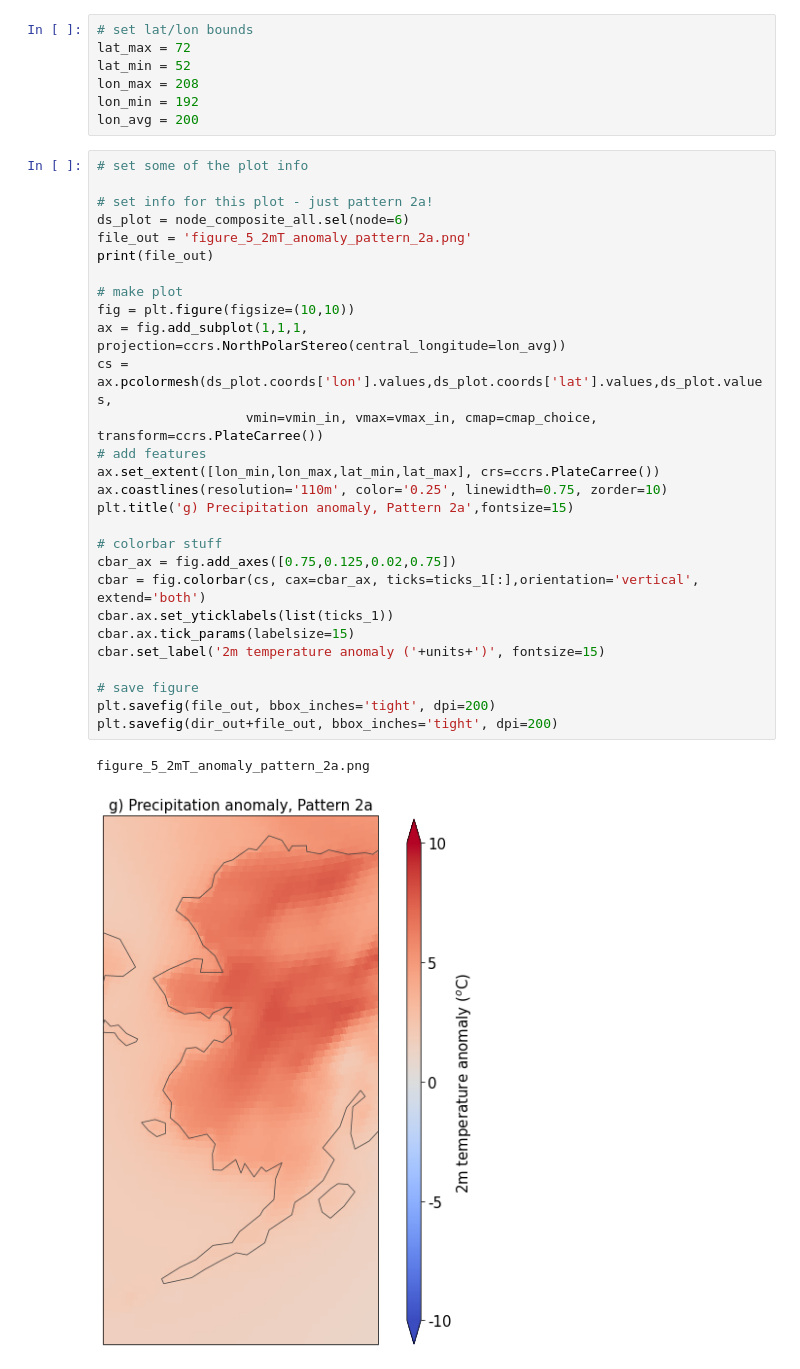
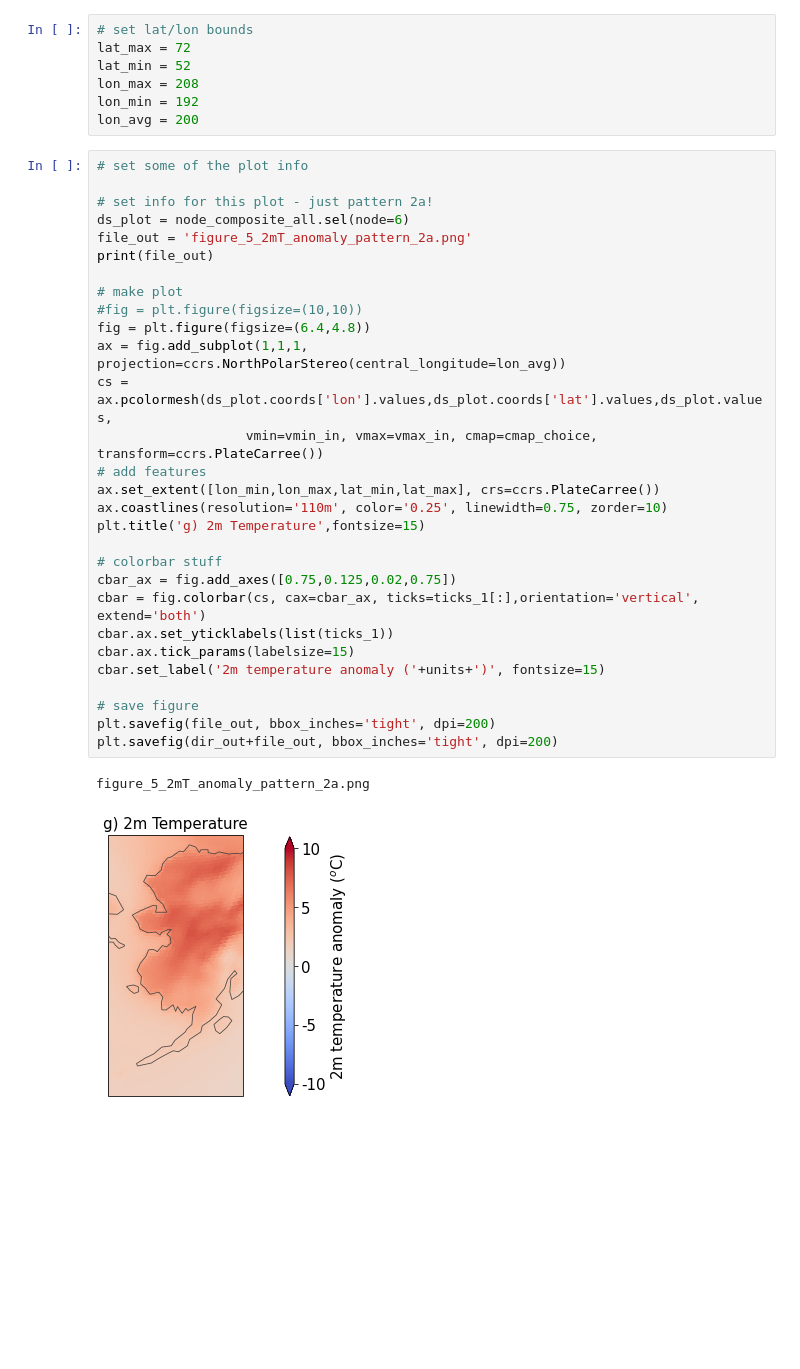
Before and after one commit to duvivier/Alaska_fall_storms_impacts, a Jupyter notebook: analysis/figure_5_alaska_som_anomaly_composites_t2m.ipynb, the cells around one changed output. Cells and saved outputs as stored; diff of their text form; blank space fills up the shorter version.

```diff
--- a/analysis/figure_5_alaska_som_anomaly_composites_t2m.ipynb
+++ b/analysis/figure_5_alaska_som_anomaly_composites_t2m.ipynb
@@ -297,31 +297,32 @@ lon_avg = 200
 # %%
 # set some of the plot info
 
 # set info for this plot - just pattern 2a!
 ds_plot = node_composite_all.sel(node=6)
 file_out = 'figure_5_2mT_anomaly_pattern_2a.png'
 print(file_out)
 
 # make plot
-fig = plt.figure(figsize=(10,10))
+#fig = plt.figure(figsize=(10,10))
+fig = plt.figure(figsize=(6.4,4.8))
 ax = fig.add_subplot(1,1,1, projection=ccrs.NorthPolarStereo(central_longitude=lon_avg))
 cs = ax.pcolormesh(ds_plot.coords['lon'].values,ds_plot.coords['lat'].values,ds_plot.values,
                    vmin=vmin_in, vmax=vmax_in, cmap=cmap_choice, transform=ccrs.PlateCarree())
 # add features
 ax.set_extent([lon_min,lon_max,lat_min,lat_max], crs=ccrs.PlateCarree())
 ax.coastlines(resolution='110m', color='0.25', linewidth=0.75, zorder=10)
-plt.title('g) Precipitation anomaly, Pattern 2a',fontsize=15)
+plt.title('g) 2m Temperature',fontsize=15)
 
 # colorbar stuff
 cbar_ax = fig.add_axes([0.75,0.125,0.02,0.75])
 cbar = fig.colorbar(cs, cax=cbar_ax, ticks=ticks_1[:],orientation='vertical', extend='both')
 cbar.ax.set_yticklabels(list(ticks_1))
 cbar.ax.tick_params(labelsize=15)
 cbar.set_label('2m temperature anomaly ('+units+')', fontsize=15)
 
 # save figure
 plt.savefig(file_out, bbox_inches='tight', dpi=200)
 plt.savefig(dir_out+file_out, bbox_inches='tight', dpi=200)
 # %% [output]
 figure_5_2mT_anomaly_pattern_2a.png
-[figure, old version]
+[figure, new version]
```
Also changed, not shown: 7 other files.
